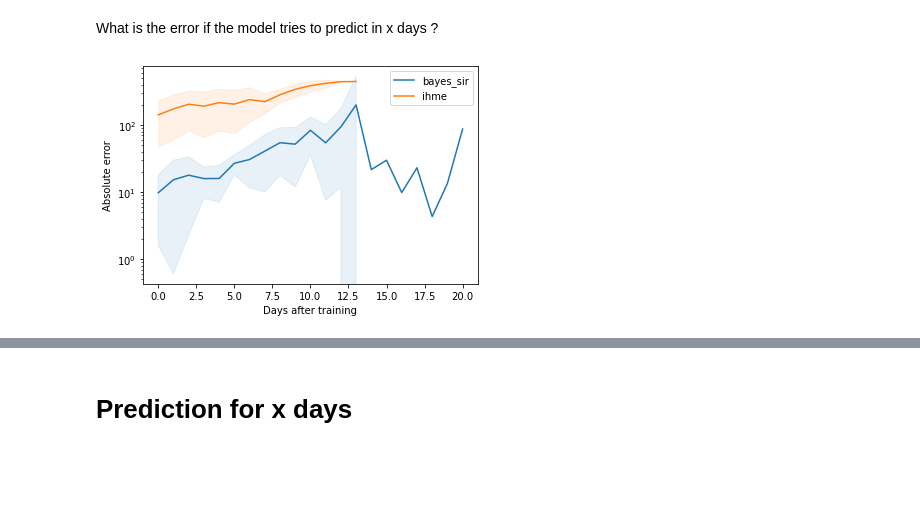
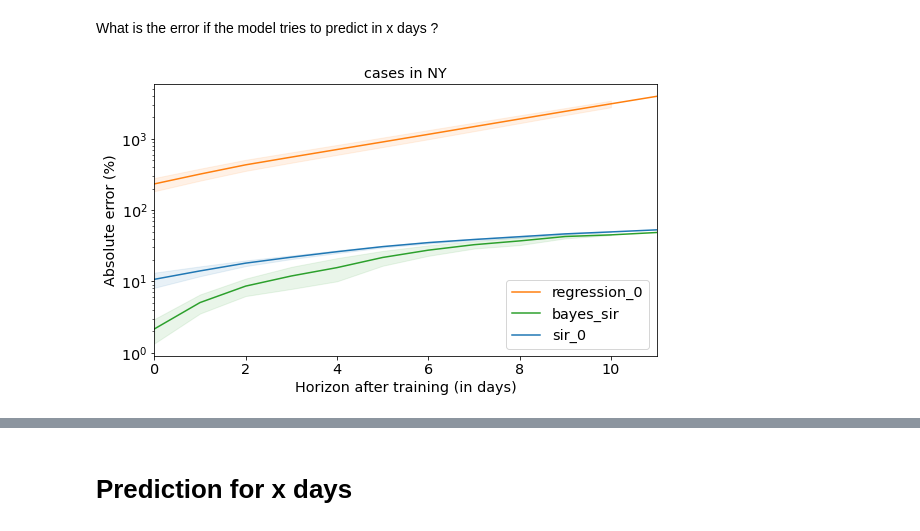
Before and after one commit to Jeanselme/COVID-19, a Jupyter notebook: Evaluation.ipynb, the cells around one changed output, grey strips where cells are left out. Saved outputs shown, nothing was run; the diff lists cells and outputs as text; code cells hidden in the pictures; blank space fills up the shorter version.

Commit message:
Percentage change

```diff
--- a/Evaluation.ipynb
+++ b/Evaluation.ipynb
@@ -12,11 +27,17 @@ type_analysis = "deaths" # "cases" or "deaths"
 # %% [markdown]
 ### Predictions
 # %%
-predictions = {}
-for model in ['bayes_sir', 'ihme']:
+predictions, shareindex, sharecolumns = {}, None, None
+for model in ['regression_0', 'bayes_sir','sir_0', 'ihme']:
     predictions[model] = {pd.to_datetime(f[3:11]): pd.read_csv(os.path.join('results/', model,f), parse_dates = True, index_col = 'date') for f in  os.listdir(os.path.join('results/', model)) if state in f}
     predictions[model] = pd.DataFrame({d: predictions[model][d]['pred_{}'.format(type_analysis)] for d in sorted(predictions[model]) if 'pred_{}'.format(type_analysis) in predictions[model][d].columns})
     if predictions[model].empty:
         del predictions[model]
-print("Opened: {}".format(', '.join(predictions.keys())))
+    elif shareindex is None:
+        shareindex = predictions[model].index
+        sharecolumns = predictions[model].columns
+    else:
+        shareindex = shareindex.intersection(predictions[model].index)
+        sharecolumns = sharecolumns.intersection(predictions[model].columns)
+print("Opened for {}: {}".format(type_analysis, ', '.join(predictions.keys())))
 # %% [output]
@@ -27,9 +48,11 @@ ground_truth = ground_truth[ground_truth.state == state]
 ground_truth.index = ground_truth.date
 
 if type_analysis == "cases":
-    ground_truth = ground_truth.sort_index()['positive']
+    ground_truth = ground_truth.sort_index()['positive'].dropna()
 elif type_analysis == "deaths":
-    ground_truth = ground_truth.sort_index()['death']
+    ground_truth = ground_truth.sort_index()['death'].dropna()
+
+shareindex = shareindex.intersection(ground_truth.index)
 ground_truth
 # %% [output]
 date
@@ -61,5 +122,4 @@ KeyError: 'sir_0'
 for model in predictions:
     for c in predictions[model].columns:
         predictions[model].loc[predictions[model].index <= c, c] = np.nan
-    predictions[model] = predictions[model].dropna(how='all')
-    predictions[model] = predictions[model].loc[ground_truth.index.intersection(predictions[model].index)]
+    predictions[model] = predictions[model].loc[shareindex, sharecolumns].dropna(how='all')
@@ -74,3 +181,7 @@ for model in predictions:
     for c in predictions[model].columns:
         predictions[model][c] -= ground_truth[predictions[model].index]
         predictions[model][c] = predictions[model][c].abs()
+
+        if percentage:
+            predictions[model][c] /= ground_truth[predictions[model].index]
+            predictions[model][c] *= 100
@@ -114,17 +267,17 @@ predictions_relative['bayes_sir']
 # %% [markdown]
 What is the error if the model tries to predict in x days ?
 # %%
+plt.title("{} in {}".format(type_analysis, state))
 for model in predictions_relative:
     std = predictions_relative[model].std(axis = 1)
     mean = predictions_relative[model].mean(axis = 1)
     interval = 1.96 * std / np.sqrt(predictions_relative[model].notna().sum(axis = 1))
-
-    ax = mean.plot(label = model)
+    ax = mean.plot(label = model, color = colors[model])
     plt.fill_between(mean.index, mean + interval, mean - interval, color = ax.get_lines()[-1].get_color(), alpha=.1)
-plt.xlabel("Days after training")
-plt.ylabel("Absolute error")
+plt.xlabel("Horizon after training (in days)")
+plt.ylabel("Absolute error ({})".format("%" if percentage else "number cases"))
 plt.yscale('log')
 plt.legend()
 plt.show()
 # %% [output]
-[figure, old version]
+[figure, new version]
```
Also changed, not shown: parts of 20 cells of this notebook.
